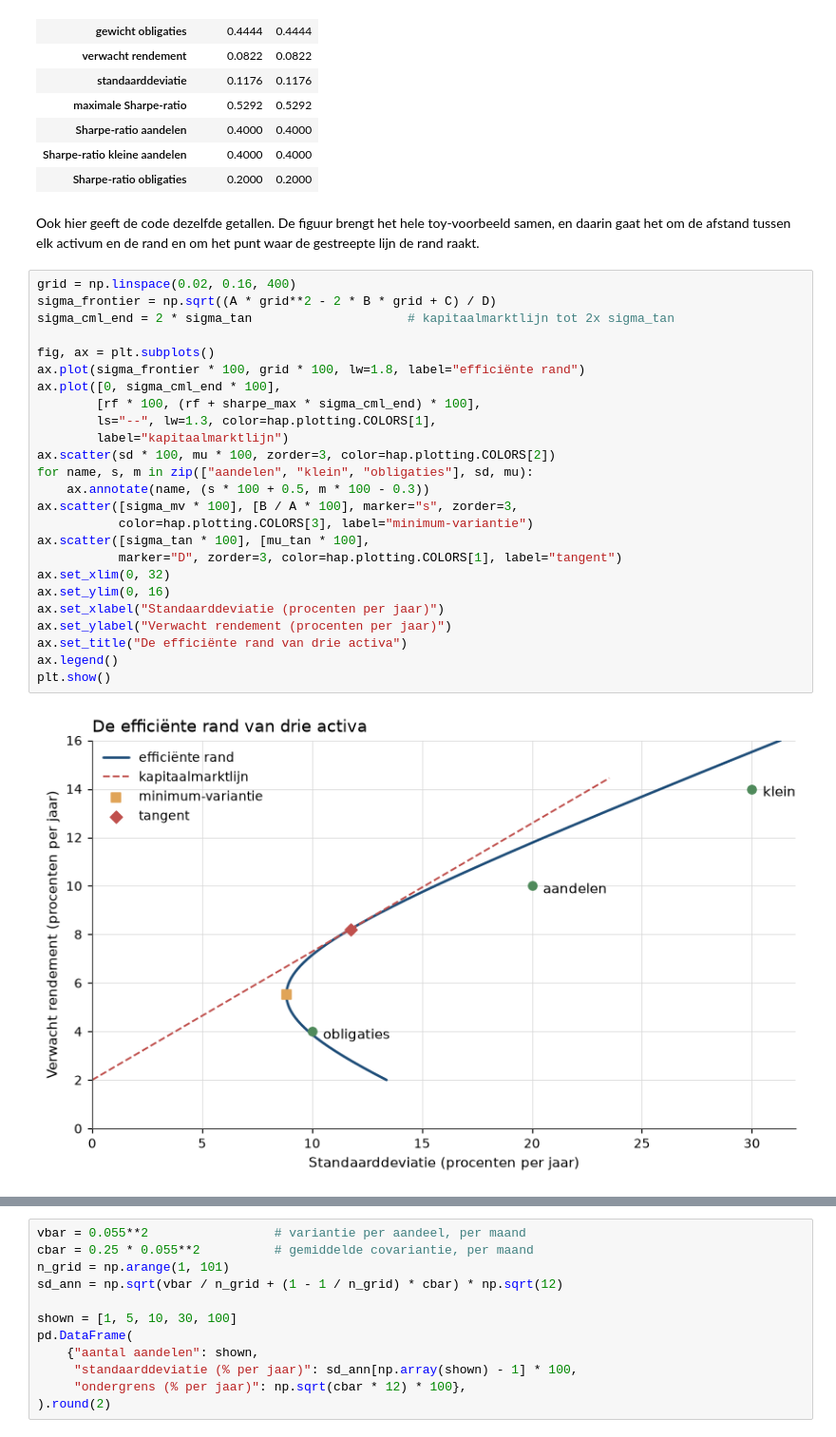
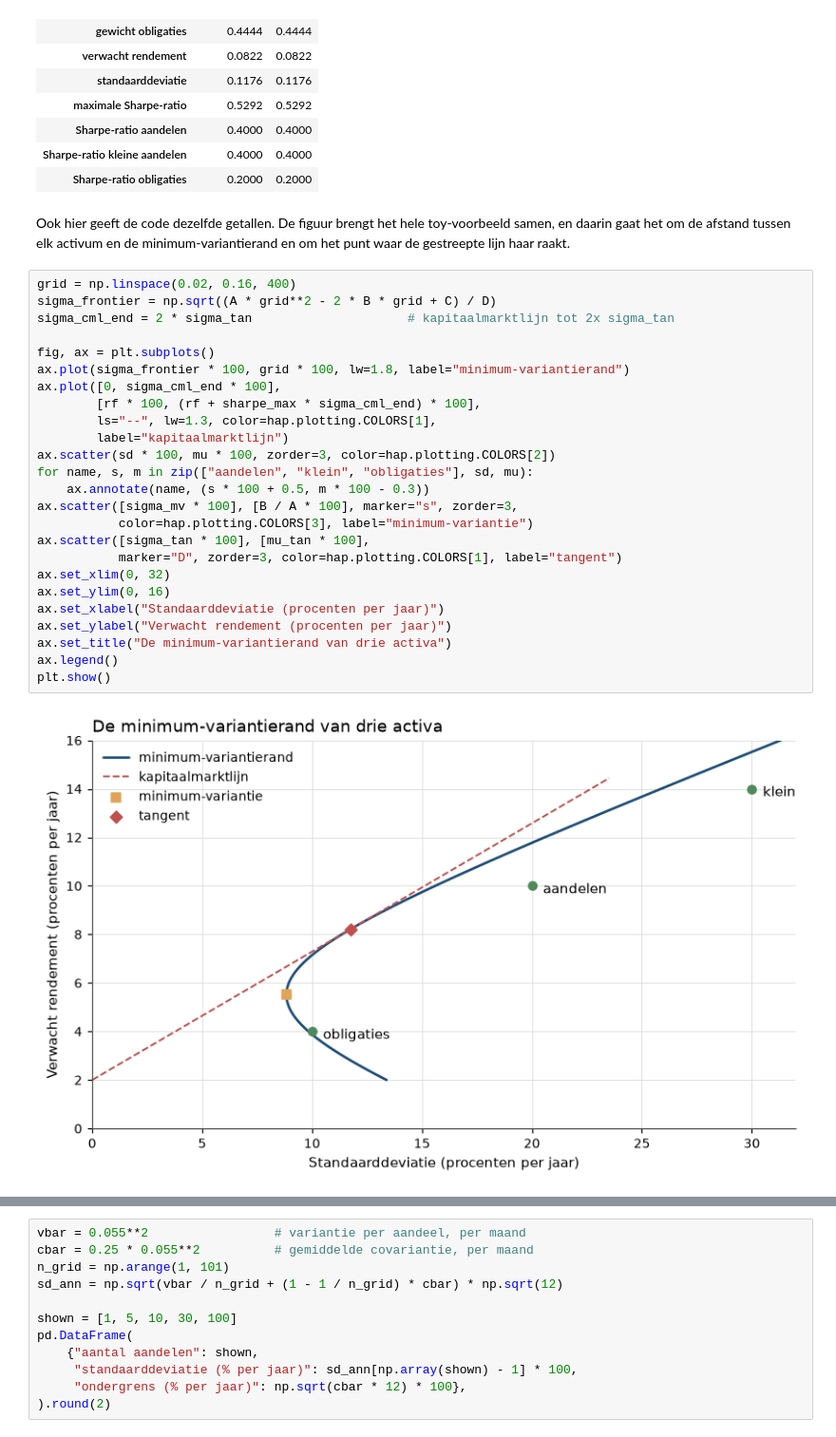
Before and after one commit to MaartenN14/history-asset-pricing, a Jupyter notebook: lectures/01_04_markowitz.ipynb, the cells around one changed output, grey strips where cells are left out. Shown at 95% size. Cells and saved outputs as stored; diff of their text form.

```diff
--- a/lectures/01_04_markowitz.ipynb
+++ b/lectures/01_04_markowitz.ipynb
@@ -571,35 +571,35 @@ pd.DataFrame(
 | Sharpe-ratio obligaties | 0.2000 | 0.2000 |
 # %% [markdown]
 Ook hier geeft de code dezelfde getallen. De figuur brengt het hele toy-voorbeeld
-samen, en daarin gaat het om de afstand tussen elk activum en de rand en om het
-punt waar de gestreepte lijn de rand raakt.
+samen, en daarin gaat het om de afstand tussen elk activum en de minimum-variantierand en om het
+punt waar de gestreepte lijn haar raakt.
 # %%
 grid = np.linspace(0.02, 0.16, 400)
 sigma_frontier = np.sqrt((A * grid**2 - 2 * B * grid + C) / D)
 sigma_cml_end = 2 * sigma_tan                     # kapitaalmarktlijn tot 2x sigma_tan
 
 fig, ax = plt.subplots()
-ax.plot(sigma_frontier * 100, grid * 100, lw=1.8, label="efficiënte rand")
+ax.plot(sigma_frontier * 100, grid * 100, lw=1.8, label="minimum-variantierand")
 ax.plot([0, sigma_cml_end * 100],
         [rf * 100, (rf + sharpe_max * sigma_cml_end) * 100],
         ls="--", lw=1.3, color=hap.plotting.COLORS[1],
         label="kapitaalmarktlijn")
 ax.scatter(sd * 100, mu * 100, zorder=3, color=hap.plotting.COLORS[2])
 for name, s, m in zip(["aandelen", "klein", "obligaties"], sd, mu):
     ax.annotate(name, (s * 100 + 0.5, m * 100 - 0.3))
 ax.scatter([sigma_mv * 100], [B / A * 100], marker="s", zorder=3,
            color=hap.plotting.COLORS[3], label="minimum-variantie")
 ax.scatter([sigma_tan * 100], [mu_tan * 100],
            marker="D", zorder=3, color=hap.plotting.COLORS[1], label="tangent")
 ax.set_xlim(0, 32)
 ax.set_ylim(0, 16)
 ax.set_xlabel("Standaarddeviatie (procenten per jaar)")
 ax.set_ylabel("Verwacht rendement (procenten per jaar)")
-ax.set_title("De efficiënte rand van drie activa")
+ax.set_title("De minimum-variantierand van drie activa")
 ax.legend()
 plt.show()
 # %% [output]
-[figure, old version]
+[figure, new version]
 # %% [markdown]
 :::{figure} #cel-markowitz-frontier
 :label: fig-markowitz-frontier
```
Also changed, not shown: parts of 8 cells of this notebook, 7 other files.
